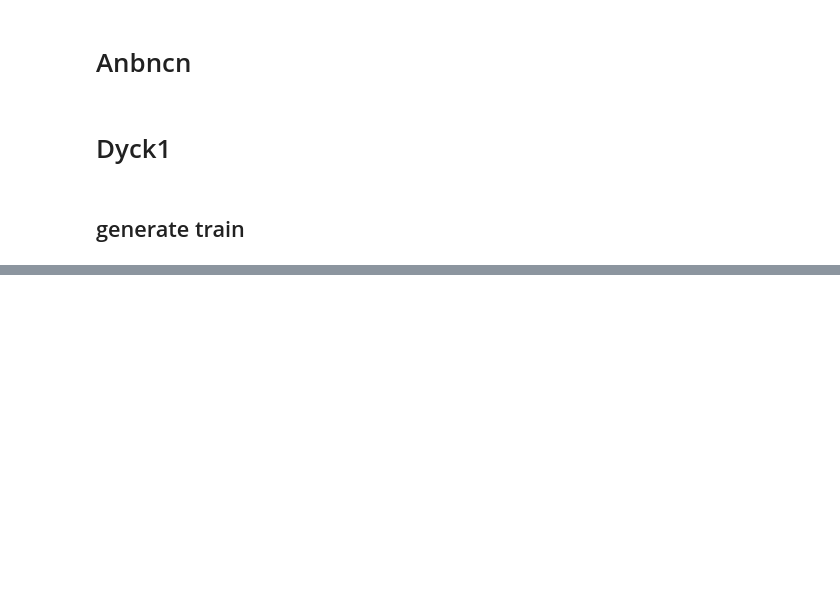
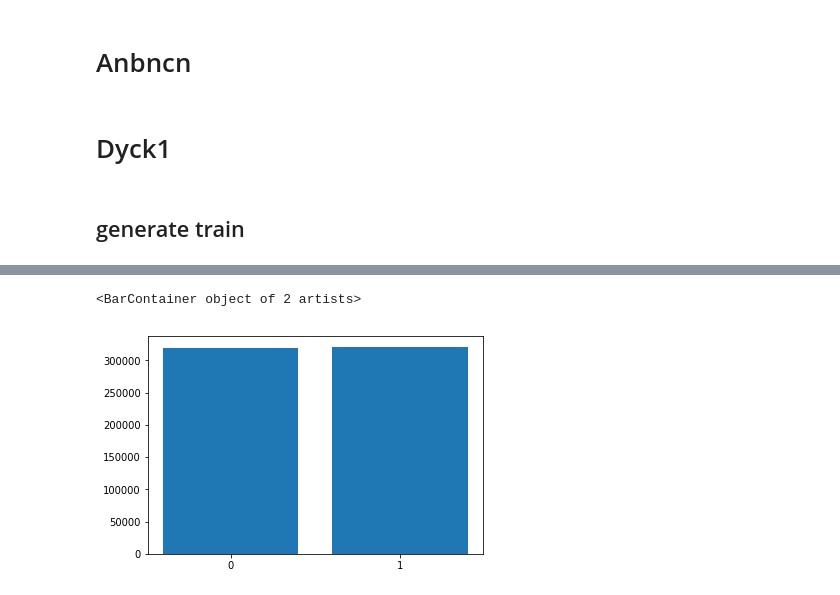
Before and after one commit to Windber/RNNRE, a Jupyter notebook: data/countlanguage/cldeal.ipynb, the cells around one changed output, grey strips where cells are left out. Cells and saved outputs as stored; diff of their text form; code cells hidden in the pictures; blank space fills up the shorter version.

```diff
--- a/data/countlanguage/cldeal.ipynb
+++ b/data/countlanguage/cldeal.ipynb
@@ -459,0 +492,12 @@ sample2w.to_csv(savefile[0], header=None, index=None)
+# %%
+
+d = dict()
+d['0'] = 0
+d['1'] = 0
+for s in labell:
+    for c in s:
+        d[c] += 1
+plt.bar(d.keys(), d.values())
+# %% [output]
+<BarContainer object of 2 artists>
+[figure, added]
```
Also changed, not shown: parts of 6 cells of this notebook, 2 other files.
